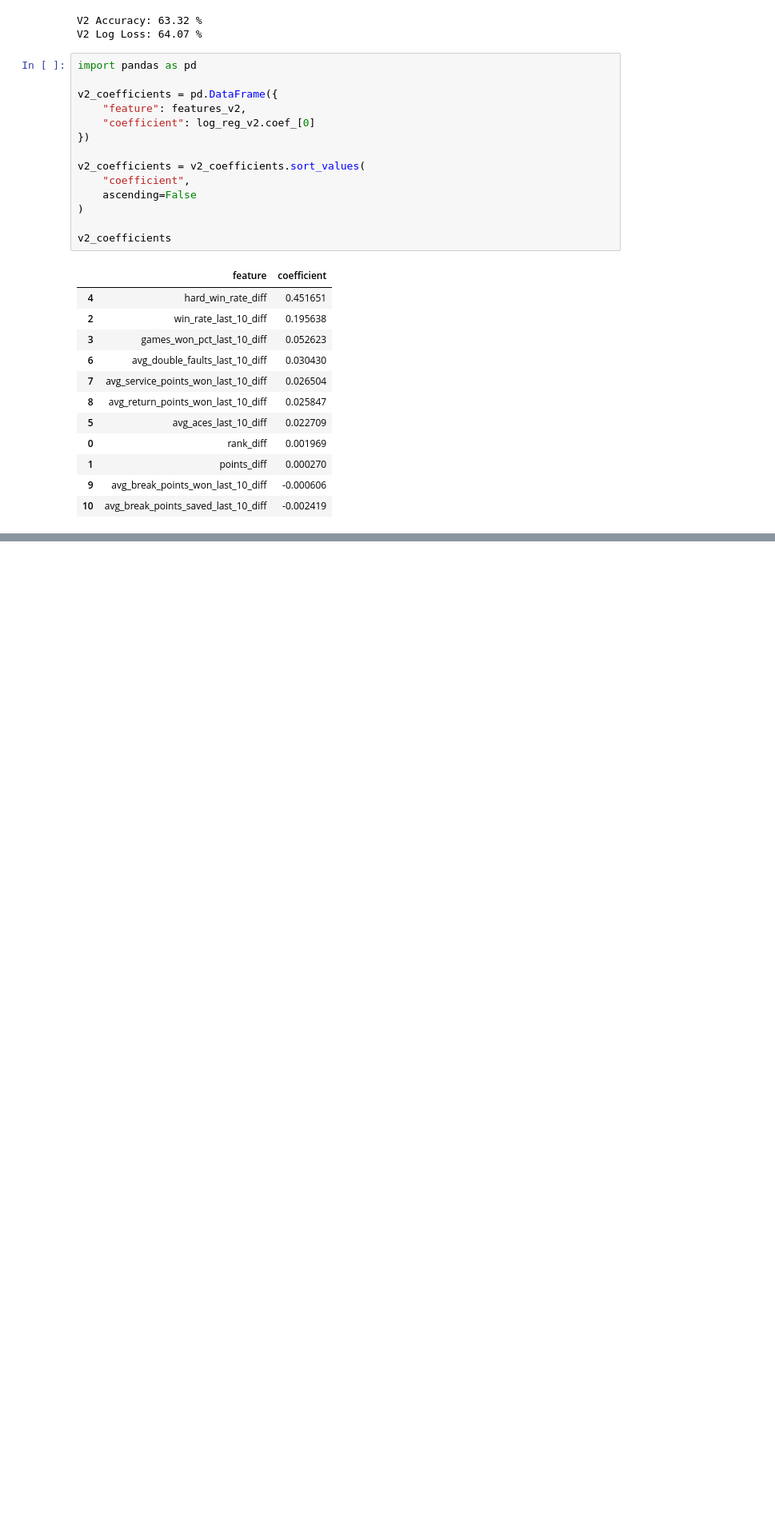
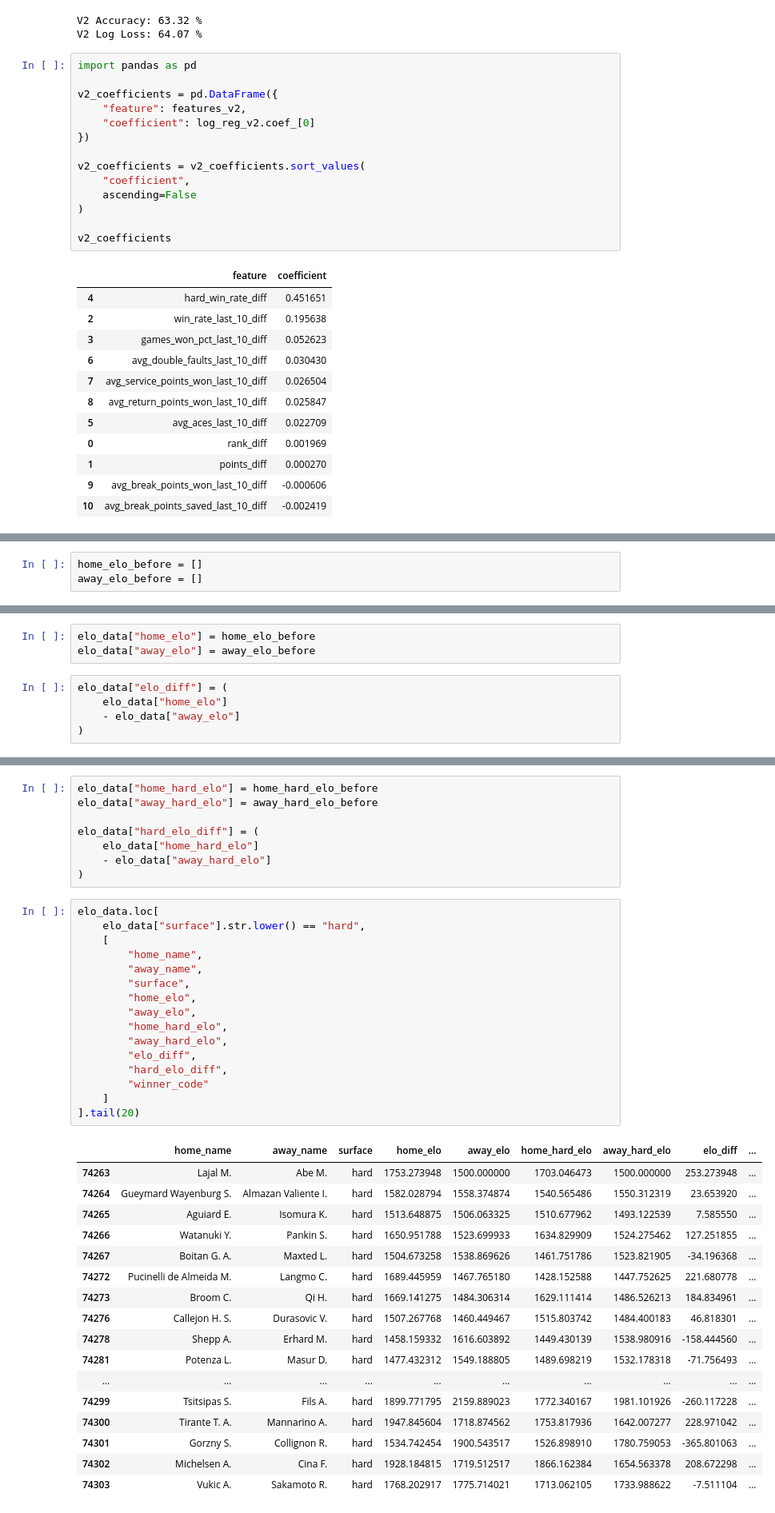
Before and after one commit to chirag330/Tennis-ML-Predictor---US-Open, a Jupyter notebook: Main.ipynb, the cells around one changed output, grey strips where cells are left out. Shown at 80% size. Cells and saved outputs as stored; diff of their text form; blank space fills up the shorter version.

```diff
--- a/Main.ipynb
+++ b/Main.ipynb
@@ -1836,0 +1927,3 @@ v2_coefficients
+# %%
+home_elo_before = []
+away_elo_before = []
@@ -1836,0 +1976,8 @@ v2_coefficients
+# %%
+elo_data["home_elo"] = home_elo_before
+elo_data["away_elo"] = away_elo_before
+# %%
+elo_data["elo_diff"] = (
+    elo_data["home_elo"]
+    - elo_data["away_elo"]
+)
@@ -1836,0 +2107,42 @@ v2_coefficients
+# %%
+elo_data["home_hard_elo"] = home_hard_elo_before
+elo_data["away_hard_elo"] = away_hard_elo_before
+
+elo_data["hard_elo_diff"] = (
+    elo_data["home_hard_elo"]
+    - elo_data["away_hard_elo"]
+)
+# %%
+elo_data.loc[
+    elo_data["surface"].str.lower() == "hard",
+    [
+        "home_name",
+        "away_name",
+        "surface",
+        "home_elo",
+        "away_elo",
+        "home_hard_elo",
+        "away_hard_elo",
+        "elo_diff",
+        "hard_elo_diff",
+        "winner_code"
+    ]
+].tail(20)
+# %% [output]
+|  | home_name | away_name | surface | home_elo | away_elo | home_hard_elo | away_hard_elo | elo_diff | ... |
+| 74263 | Lajal M. | Abe M. | hard | 1753.273948 | 1500.000000 | 1703.046473 | 1500.000000 | 253.273948 | ... |
+| 74264 | Gueymard Wayenburg S. | Almazan Valiente I. | hard | 1582.028794 | 1558.374874 | 1540.565486 | 1550.312319 | 23.653920 | ... |
+| 74265 | Aguiard E. | Isomura K. | hard | 1513.648875 | 1506.063325 | 1510.677962 | 1493.122539 | 7.585550 | ... |
+| 74266 | Watanuki Y. | Pankin S. | hard | 1650.951788 | 1523.699933 | 1634.829909 | 1524.275462 | 127.251855 | ... |
+| 74267 | Boitan G. A. | Maxted L. | hard | 1504.673258 | 1538.869626 | 1461.751786 | 1523.821905 | -34.196368 | ... |
+| 74272 | Pucinelli de Almeida M. | Langmo C. | hard | 1689.445959 | 1467.765180 | 1428.152588 | 1447.752625 | 221.680778 | ... |
+| 74273 | Broom C. | Qi H. | hard | 1669.141275 | 1484.306314 | 1629.111414 | 1486.526213 | 184.834961 | ... |
+| 74276 | Callejon H. S. | Durasovic V. | hard | 1507.267768 | 1460.449467 | 1515.803742 | 1484.400183 | 46.818301 | ... |
+| 74278 | Shepp A. | Erhard M. | hard | 1458.159332 | 1616.603892 | 1449.430139 | 1538.980916 | -158.444560 | ... |
+| 74281 | Potenza L. | Masur D. | hard | 1477.432312 | 1549.188805 | 1489.698219 | 1532.178318 | -71.756493 | ... |
+| ... | ... | ... | ... | ... | ... | ... | ... | ... | ... |
+| 74299 | Tsitsipas S. | Fils A. | hard | 1899.771795 | 2159.889023 | 1772.340167 | 1981.101926 | -260.117228 | ... |
+| 74300 | Tirante T. A. | Mannarino A. | hard | 1947.845604 | 1718.874562 | 1753.817936 | 1642.007277 | 228.971042 | ... |
+| 74301 | Gorzny S. | Collignon R. | hard | 1534.742454 | 1900.543517 | 1526.898910 | 1780.759053 | -365.801063 | ... |
+| 74302 | Michelsen A. | Cina F. | hard | 1928.184815 | 1719.512517 | 1866.162384 | 1654.563378 | 208.672298 | ... |
+| 74303 | Vukic A. | Sakamoto R. | hard | 1768.202917 | 1775.714021 | 1713.062105 | 1733.988622 | -7.511104 | ... |
```
Also changed, not shown: parts of 15 cells of this notebook.
